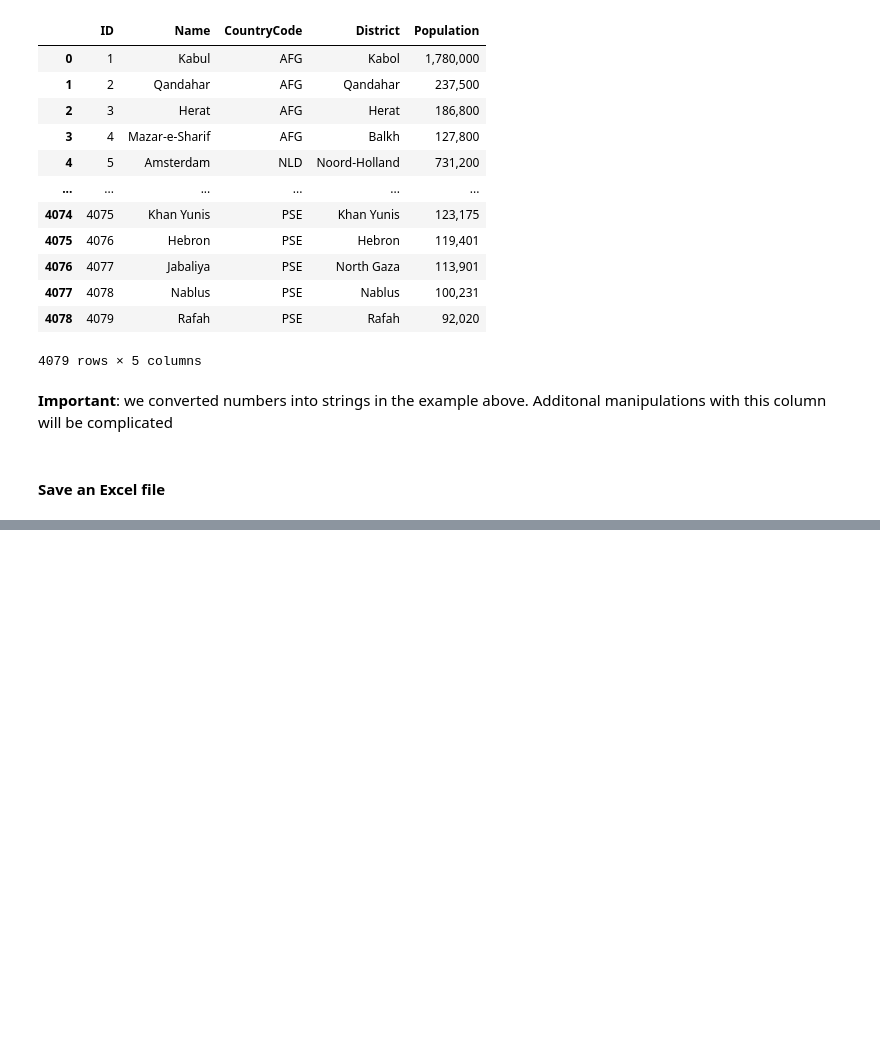
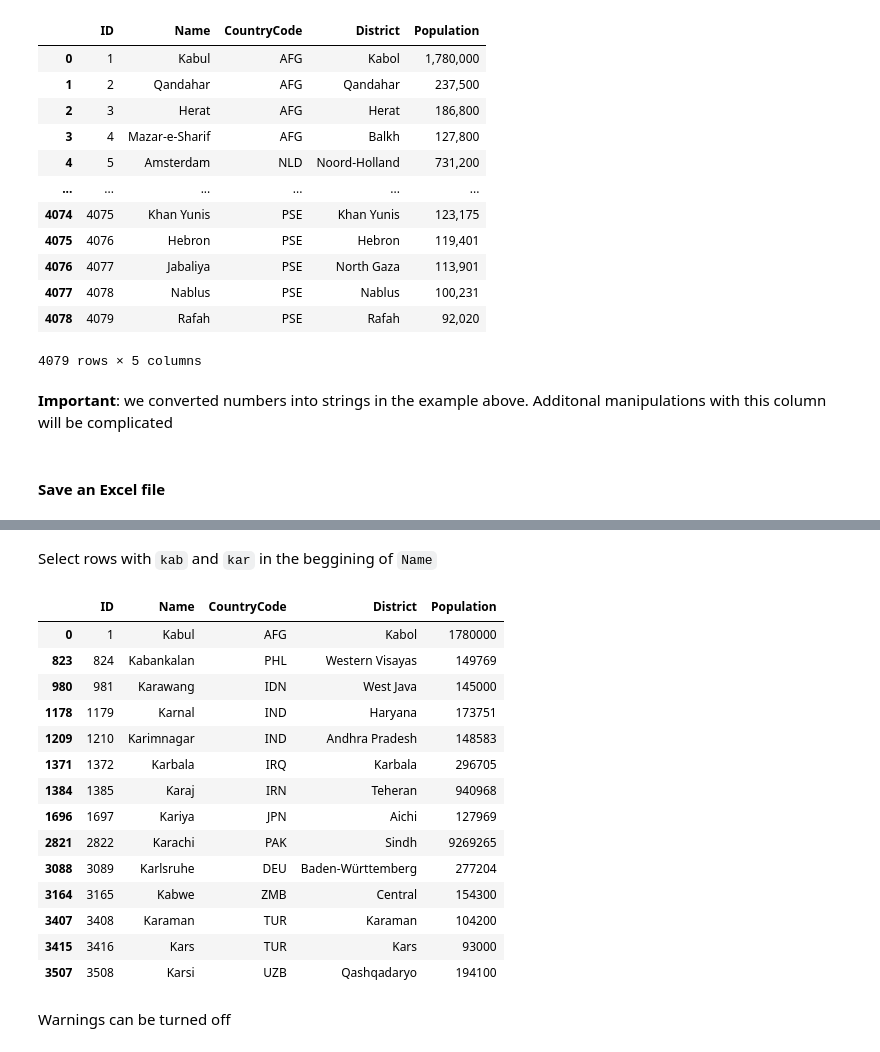
Before and after one commit to dolgovd/python, a Jupyter notebook: Data-Analysis/DataFrame.ipynb, the cells around one changed output, grey strips where cells are left out. Cells and saved outputs as stored; diff of their text form; code cells hidden in the pictures; blank space fills up the shorter version.

```diff
--- a/Data-Analysis/DataFrame.ipynb
+++ b/Data-Analysis/DataFrame.ipynb
@@ -974,0 +977,3 @@ cities_df.to_excel('new_cities.xlsx', sheet_name='Cities', index=False)
+# %%
+df = pd.read_csv('city.csv', sep=';')
+df
@@ -974,0 +1029,22 @@ cities_df.to_excel('new_cities.xlsx', sheet_name='Cities', index=False)
+# %% [markdown]
+Select rows with `kab` and `kar` in the beggining of `Name`
+# %%
+df[df.Name.str.contains('^(kab|kar)[a-z]+$', case=False, regex=True)]
+# %% [output]
+|  | ID | Name | CountryCode | District | Population |
+| 0 | 1 | Kabul | AFG | Kabol | 1780000 |
+| 823 | 824 | Kabankalan | PHL | Western Visayas | 149769 |
+| 980 | 981 | Karawang | IDN | West Java | 145000 |
+| 1178 | 1179 | Karnal | IND | Haryana | 173751 |
+| 1209 | 1210 | Karimnagar | IND | Andhra Pradesh | 148583 |
+| 1371 | 1372 | Karbala | IRQ | Karbala | 296705 |
+| 1384 | 1385 | Karaj | IRN | Teheran | 940968 |
+| 1696 | 1697 | Kariya | JPN | Aichi | 127969 |
+| 2821 | 2822 | Karachi | PAK | Sindh | 9269265 |
+| 3088 | 3089 | Karlsruhe | DEU | Baden-Württemberg | 277204 |
+| 3164 | 3165 | Kabwe | ZMB | Central | 154300 |
+| 3407 | 3408 | Karaman | TUR | Karaman | 104200 |
+| 3415 | 3416 | Kars | TUR | Kars | 93000 |
+| 3507 | 3508 | Karsi | UZB | Qashqadaryo | 194100 |
+# %% [markdown]
+Warnings can be turned off
```
Also changed, not shown: parts of 13 cells of this notebook.
